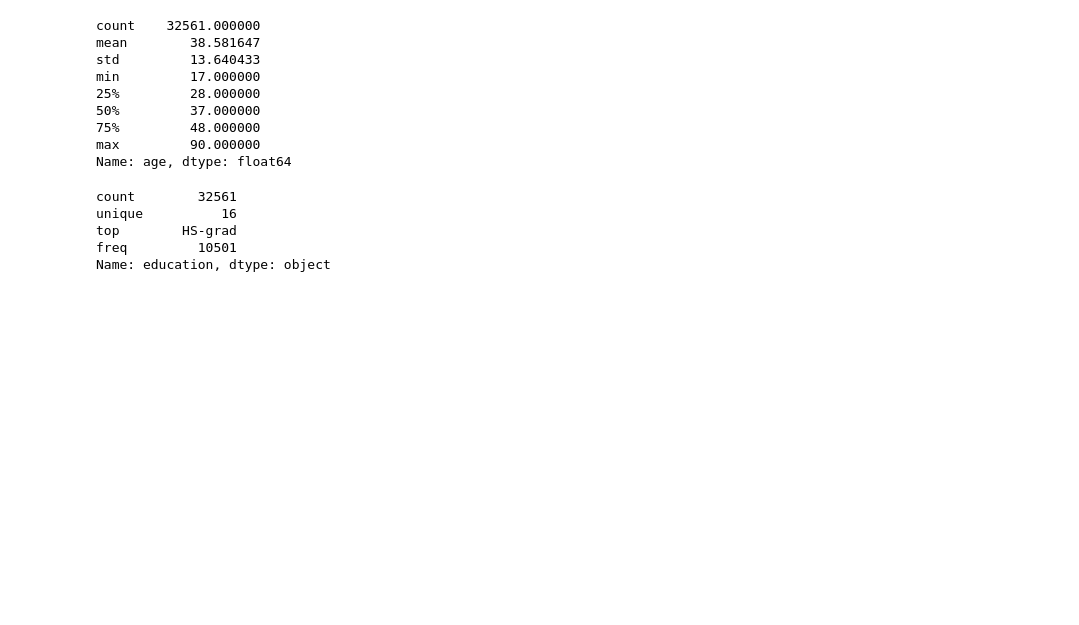
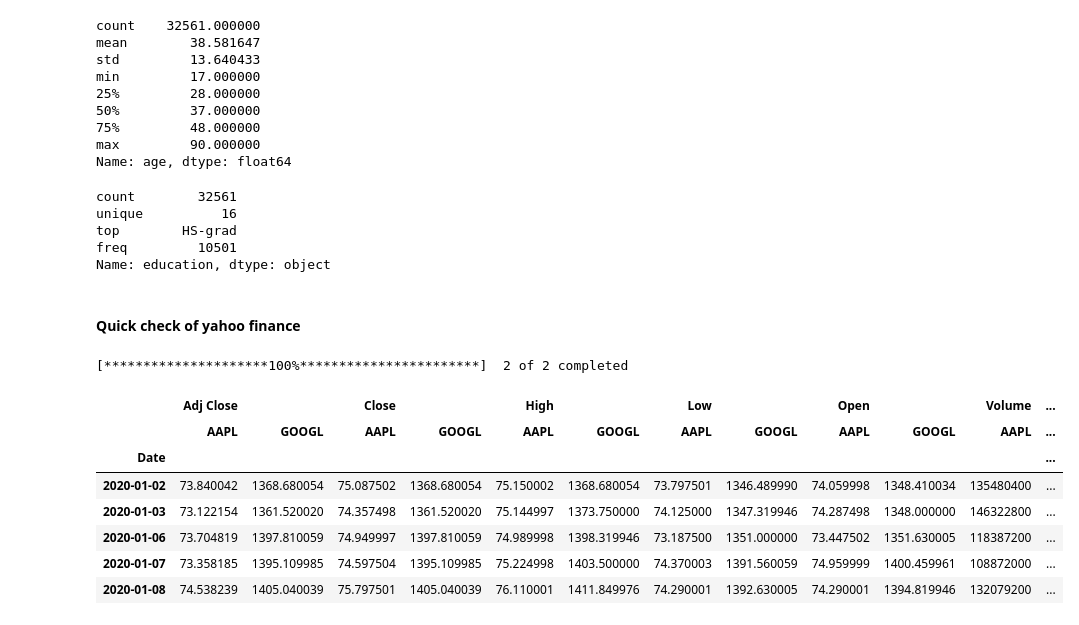
Before and after one commit to allaccountstaken/ML_algorithms, a Jupyter notebook: MongoDB_showcase.ipynb, the cells around one changed output. Saved outputs shown, nothing was run; the diff lists cells and outputs as text; code cells hidden in the pictures; blank space fills up the shorter version.

```diff
--- a/MongoDB_showcase.ipynb
+++ b/MongoDB_showcase.ipynb
@@ -235,3 +235,5 @@ unique          16
 top        HS-grad
 freq         10501
 Name: education, dtype: object
+# %% [markdown]
+#### Quick check of yahoo finance
@@ -237,0 +247,17 @@ Name: education, dtype: object
+# %%
+data = yf.download(stocks,
+                   start="2020-01-01",
+                   end="2020-11-28")
+# %% [output]
+[*********************100%***********************]  2 of 2 completed
+# %%
+data.head()
+# %% [output]
+|  | Adj Close |  | Close |  | High |  | Low |  | Open |  | Volume | ... |
+|  | AAPL | GOOGL | AAPL | GOOGL | AAPL | GOOGL | AAPL | GOOGL | AAPL | GOOGL | AAPL | ... |
+| Date |  |  |  |  |  |  |  |  |  |  |  | ... |
+| 2020-01-02 | 73.840042 | 1368.680054 | 75.087502 | 1368.680054 | 75.150002 | 1368.680054 | 73.797501 | 1346.489990 | 74.059998 | 1348.410034 | 135480400 | ... |
+| 2020-01-03 | 73.122154 | 1361.520020 | 74.357498 | 1361.520020 | 75.144997 | 1373.750000 | 74.125000 | 1347.319946 | 74.287498 | 1348.000000 | 146322800 | ... |
+| 2020-01-06 | 73.704819 | 1397.810059 | 74.949997 | 1397.810059 | 74.989998 | 1398.319946 | 73.187500 | 1351.000000 | 73.447502 | 1351.630005 | 118387200 | ... |
+| 2020-01-07 | 73.358185 | 1395.109985 | 74.597504 | 1395.109985 | 75.224998 | 1403.500000 | 74.370003 | 1391.560059 | 74.959999 | 1400.459961 | 108872000 | ... |
+| 2020-01-08 | 74.538239 | 1405.040039 | 75.797501 | 1405.040039 | 76.110001 | 1411.849976 | 74.290001 | 1392.630005 | 74.290001 | 1394.819946 | 132079200 | ... |
```
Also changed, not shown: parts of 5 cells of this notebook.
